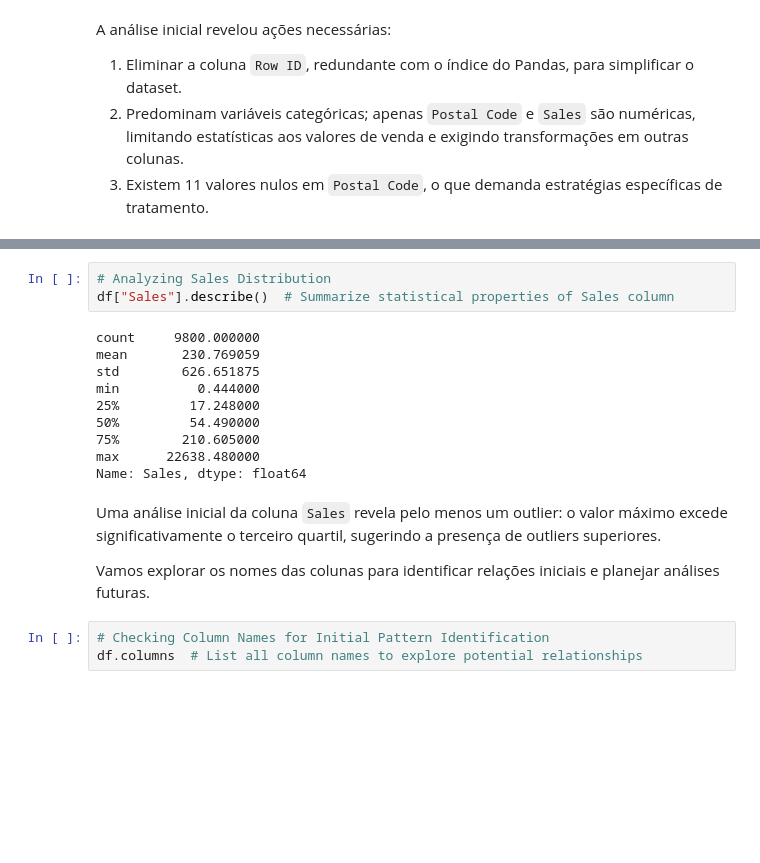
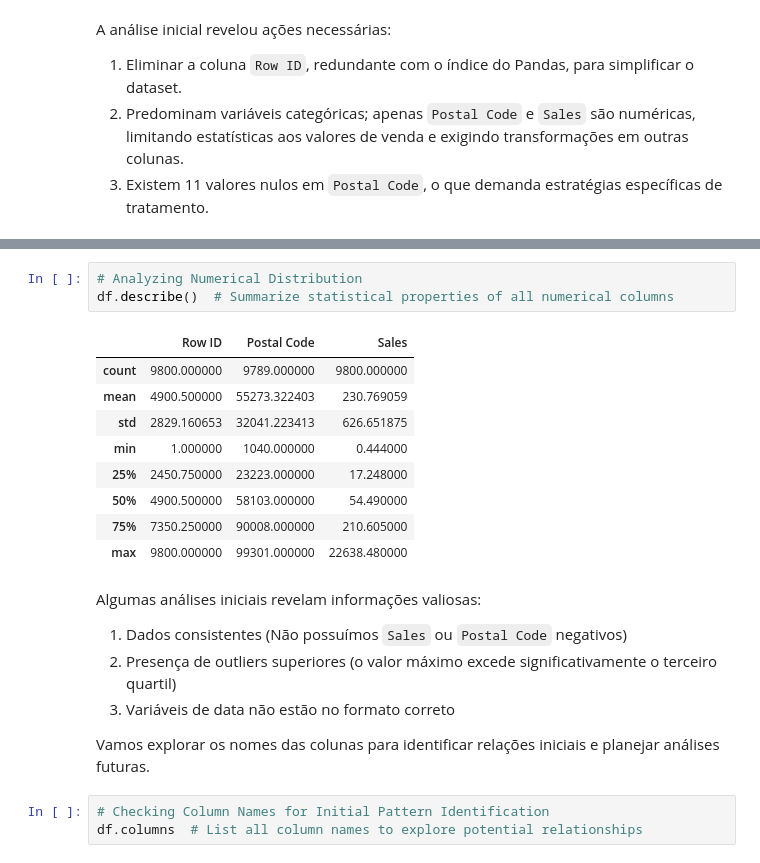
Before and after one commit to benzerinsio/SalesPatterns-EDA, a Jupyter notebook: EDA-SalesPattern.ipynb, the cells around one changed output, grey strips where cells are left out. Cells and saved outputs as stored; diff of their text form; blank space fills up the shorter version.

```diff
--- a/EDA-SalesPattern.ipynb
+++ b/EDA-SalesPattern.ipynb
@@ -69,18 +92,22 @@ df.head()  # Show first 5 rows to understand data layout
 # %%
-# Analyzing Sales Distribution
-df["Sales"].describe()  # Summarize statistical properties of Sales column
+# Analyzing Numerical Distribution
+df.describe()  # Summarize statistical properties of all numerical columns
 # %% [output]
-count     9800.000000
-mean       230.769059
-std        626.651875
-min          0.444000
-25%         17.248000
-50%         54.490000
-75%        210.605000
-max      22638.480000
-Name: Sales, dtype: float64
+|  | Row ID | Postal Code | Sales |
+| count | 9800.000000 | 9789.000000 | 9800.000000 |
+| mean | 4900.500000 | 55273.322403 | 230.769059 |
+| std | 2829.160653 | 32041.223413 | 626.651875 |
+| min | 1.000000 | 1040.000000 | 0.444000 |
+| 25% | 2450.750000 | 23223.000000 | 17.248000 |
+| 50% | 4900.500000 | 58103.000000 | 54.490000 |
+| 75% | 7350.250000 | 90008.000000 | 210.605000 |
+| max | 9800.000000 | 99301.000000 | 22638.480000 |
 # %% [markdown]
-Uma análise inicial da coluna `Sales` revela pelo menos um outlier: o valor máximo excede significativamente o terceiro quartil, sugerindo a presença de outliers superiores.
+Algumas análises iniciais revelam informações valiosas:
+
+1. Dados consistentes (Não possuímos `Sales` ou `Postal Code` negativos)
+2. Presença de outliers superiores (o valor máximo excede significativamente o terceiro quartil)
+3. Variáveis de data não estão no formato correto
 
 Vamos explorar os nomes das colunas para identificar relações iniciais e planejar análises futuras.
 # %%
```
Also changed, not shown: parts of 17 cells of this notebook.
